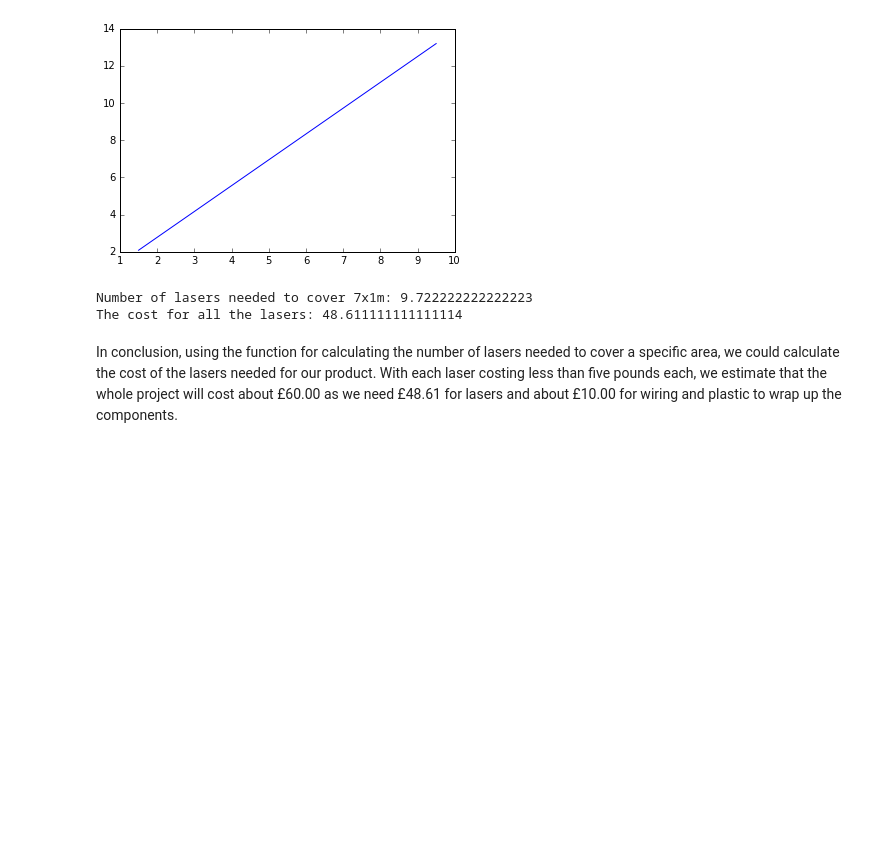
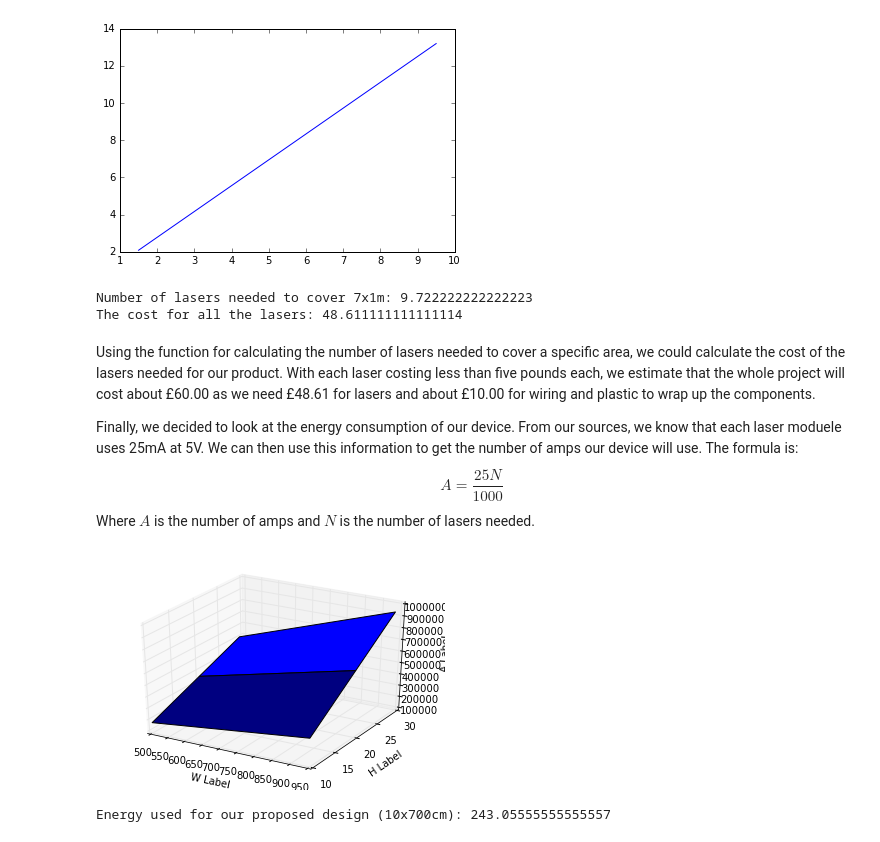
Before and after one commit to mattgomes28/EYH, a Jupyter notebook: Laser Research.ipynb, the cells around one changed output. Cells and saved outputs as stored; diff of their text form; code cells hidden in the pictures; blank space fills up the shorter version.

Commit message:
Finally finished the report. Now added conclusion with all modules needed

```diff
--- a/Laser Research.ipynb
+++ b/Laser Research.ipynb
@@ -70,4 +70,40 @@ print("The cost for all the lasers: "+str(getPrice(getN(7,1))))
 Number of lasers needed to cover 7x1m: 9.722222222222223
 The cost for all the lasers: 48.611111111111114
 # %% [markdown]
-In conclusion, using the function for calculating the number of lasers needed to cover a specific area, we could calculate the cost of the lasers needed for our product. With each laser costing less than five pounds each, we estimate that the whole project will cost about £60.00 as we need £48.61 for lasers and about £10.00 for wiring and plastic to wrap up the components.
+Using the function for calculating the number of lasers needed to cover a specific area, we could calculate the cost of the lasers needed for our product. With each laser costing less than five pounds each, we estimate that the whole project will cost about £60.00 as we need £48.61 for lasers and about £10.00 for wiring and plastic to wrap up the components.
+
+Finally, we decided to look at the energy consumption of our device. From our sources, we know that each laser moduele uses 25mA at 5V. We can then use this information to get the number of amps our device will use. The formula is: $$A=\frac{25N}{1000}$$ Where $A$ is the number of amps and $N$ is the number of lasers needed.
+# %%
+%matplotlib inline
+import numpy
+from mpl_toolkits.mplot3d import Axes3D
+import matplotlib.pyplot as plt
+import random
+
+def getA(w, h, mA=150):
+    return (25)*getN(w,h)
+
+
+# Plot type
+fig = plt.figure()
+ax = fig.add_subplot(111, projection='3d')
+
+# Axes arrays (range)
+W = numpy.arange(500,1000, 50) # From 5m to 10m
+H = numpy.arange(10, 30, 1) # From 30cm to 50cm
+W, H = np.meshgrid(W, H)
+
+zs = np.array([getA(w,h) for w,h in zip(np.ravel(W), np.ravel(H))])
+Z = zs.reshape(W.shape)
+
+ax.plot_surface(W, H, Z)
+
+ax.set_xlabel('W Label')
+ax.set_ylabel('H Label')
+ax.set_zlabel('A Label')
+
+plt.show()
+print("Energy used for our proposed design (10x700cm): " + str(getA(7,1)))
+# %% [output]
+[figure, added]
+Energy used for our proposed design (10x700cm): 243.05555555555557
```
Also changed, not shown: parts of 1 cell of this notebook.
